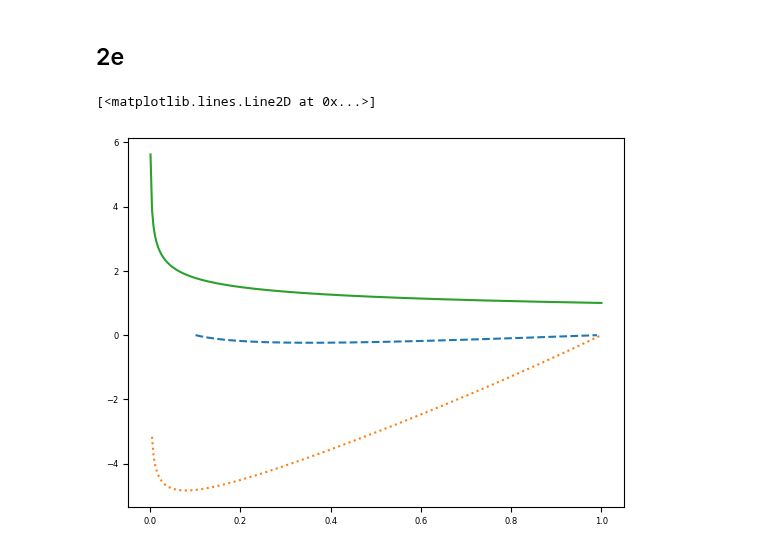
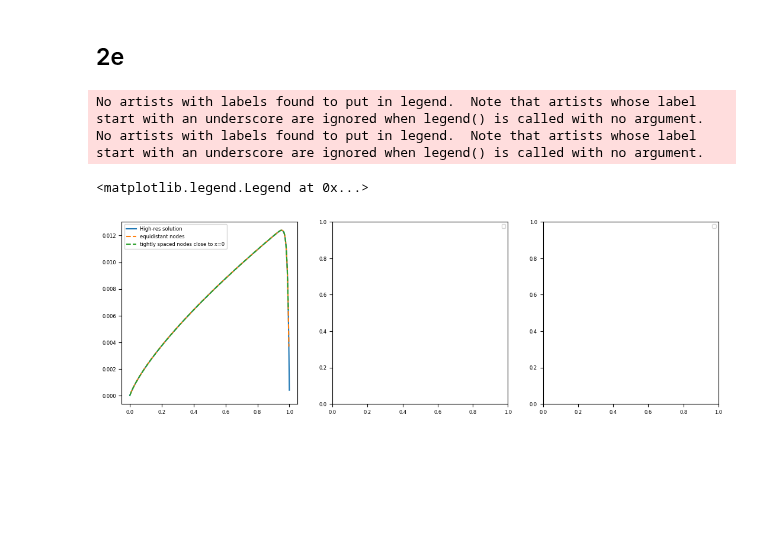
Before and after one commit to martinsw01/numdiff_p2, a Jupyter notebook: example.ipynb, the cells around one changed output. Cells and saved outputs as stored; diff of their text form; code cells hidden in the pictures; blank space fills up the shorter version.

```diff
--- a/example.ipynb
+++ b/example.ipynb
@@ -346,32 +346,58 @@ loglogplot_error(H_w2_H1, e_w2_H1, ax6)
 def u2e(x):
     return 1/(x**(1/4))
 
-def f_2e(x, alpha=2, b=1, c=1):
-    return -alpha*5/(16*x**(9/4)) - b/(4*x**(5/4)) + c*(1/x**(1/4))
+# def f_2e(x, alpha=2, b=1, c=1):
+#     return -alpha*5/(16*x**(9/4)) - b/(4*x**(5/4)) + c*(1/x**(1/4))
+
+def nonuniform_nodes(start, end, num_nodes):
+    t = np.linspace(0, 1, num_nodes)
+    f = lambda x: start + (end - start) * x ** 2
+    nodes = f(t)
+    return nodes
 # %%
 M = 300
-alpha = 2
-b = 1
+alpha = 1
+b = 100
 c = 1
 
 # with equidistant nodes
-X = np.linspace(0.001, 1, M)
+X = np.linspace(0, 1, M)
 H = np.diff(X)
 A = stiffness_matrix(alpha, b, c, H, M)
-F = load_vector(f_2e, X, M)
+F = load_vector(u2e, X, M)
 U = np.linalg.solve(A, F)
 
 # with more nodes close to x=0
-log_X = np.flip(1/np.logspace(0.001, 1, M))
+log_X = np.flip(1/np.logspace(0, 2, M))
+log_X = nonuniform_nodes(0,1,M)
 log_H = np.diff(log_X)
 log_A = stiffness_matrix(alpha, b, c, log_H, M)
-log_F = load_vector(f_2e, log_X, M)
+log_F = load_vector(u2e, log_X, M)
 log_U = np.linalg.solve(log_A, log_F)
 
+# high resolution solution
+hrM = 3000
+hrX = np.linspace(0, 1, hrM)
+hrH = np.diff(hrX)
+hrA = stiffness_matrix(alpha, b, c, hrH, hrM)
+hrF = load_vector(u2e, hrX, hrM)
+hrU = np.linalg.solve(hrA, hrF)
+
+# finding error between high res and the thwo others
+hr_log_error_U =
+
 # plotting
-plt.plot(log_X[1:-1], log_U, linestyle='dashed')
-plt.plot(X[1:-1], U, linestyle='dotted')
-plt.plot(X, u2e(X))
+fig, (ax1, ax2, ax3) = plt.subplots(1, 3)
+fig.set_figwidth(13)
+fig.set_figheight(4)
+ax1.plot(hrX[1:-1], hrU, label='High-res solution')
+ax1.plot(X[1:-1], U, label='equidistant nodes', linestyle='dashed')
+ax1.plot(log_X[1:-1], log_U, label='tightly spaced nodes close to x=0', linestyle='dashed')
+ax1.legend()
+ax2.legend()
+ax3.legend()
 # %% [output]
-[<matplotlib.lines.Line2D at 0x...>]
+No artists with labels found to put in legend.  Note that artists whose label start with an underscore are ignored when legend() is called with no argument.
+No artists with labels found to put in legend.  Note that artists whose label start with an underscore are ignored when legend() is called with no argument.
+<matplotlib.legend.Legend at 0x...>
-[figure, old version]
+[figure, new version]
```
Also changed, not shown: parts of 1 cell of this notebook.
